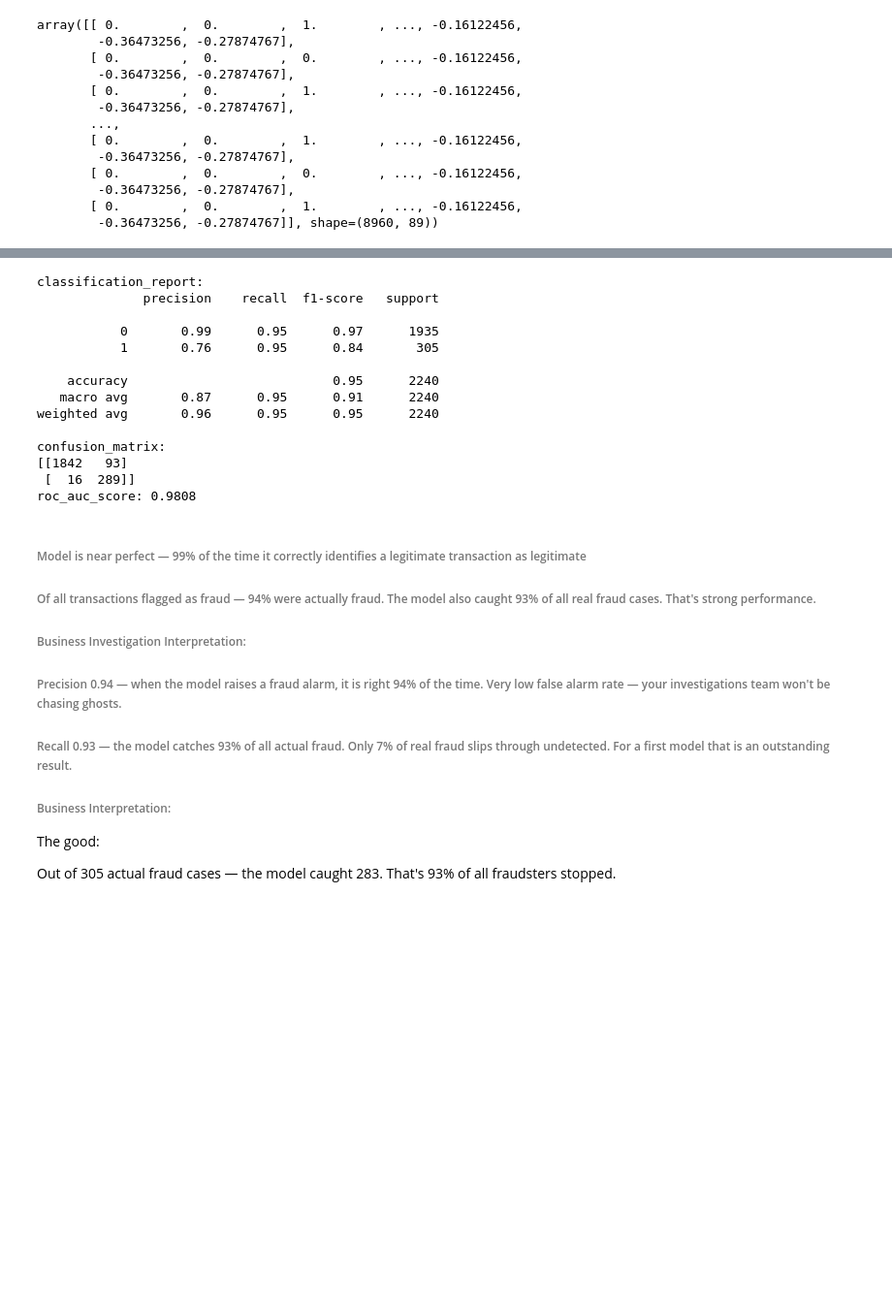
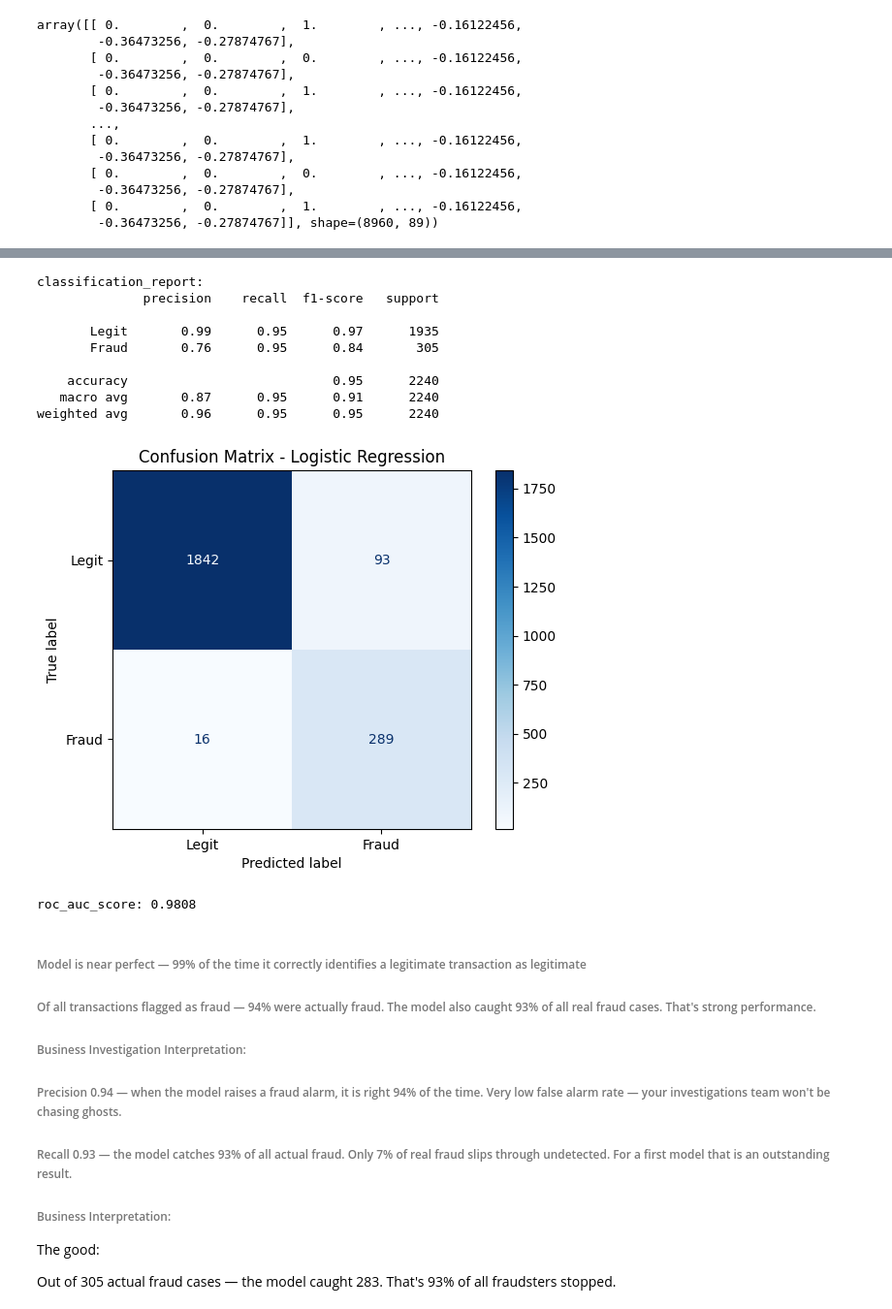
Before and after one commit to Opeyemi-io/Fraudulent-Transaction-Detection-for-Digital-Money-Transfer, a Jupyter notebook: notebook/model.ipynb, the cells around one changed output, grey strips where cells are left out. Shown at 97% size. Drawn from its saved outputs; the diff is of its cells as text; code cells hidden in the pictures; blank space fills up the shorter version.

```diff
--- a/notebook/model.ipynb
+++ b/notebook/model.ipynb
@@ -109,43 +105,42 @@ print(x_train_processed)
 # model.fit     =  student studying past exam papers WITH answer key
 # model.predict =  student sitting the real exam with no answer key
 # y_proba is the model's confidence score for each transaction being fraud.
 
 from sklearn.linear_model import LogisticRegression
-from sklearn.metrics import classification_report, confusion_matrix, roc_auc_score
+from sklearn.metrics import classification_report, confusion_matrix, roc_auc_score, ConfusionMatrixDisplay
 
 model = LogisticRegression(max_iter=1000, random_state=42, class_weight='balanced')
 model.fit(x_train_processed, y_train)
 
 # predict
 # Here x_test is data the model never saw during training — no answers provided.
 # The model now has to predict on its own using what it learned.
 # from step x_test_processed = preprocessor.transform(X_test)
 y_pred = model.predict(x_test_processed)
 y_proba = model.predict_proba(x_test_processed)[:, 1]
 
 # evaluate
 # Compare what the model predicted vs what actually happened — and print a performance report
 # y_test The actual fraud labels from your test data — the real answers
 # y_pred What your model predicted — its guesses
 
-print(f'classification_report:\n{classification_report(y_test, y_pred)}')
-print(f'confusion_matrix:\n{confusion_matrix(y_test, y_pred)}')
+print(f'classification_report:\n{classification_report(y_test, y_pred, target_names=["Legit", "Fraud"])}')
+ConfusionMatrixDisplay.from_predictions(y_test, y_pred, display_labels=["Legit", "Fraud"], cmap="Blues")
+plt.title("Confusion Matrix - Logistic Regression")
+plt.show()
 print(f'roc_auc_score: {roc_auc_score(y_test, y_proba):.4f}')
 # %% [output]
 classification_report:
               precision    recall  f1-score   support
 
-           0       0.99      0.95      0.97      1935
-           1       0.76      0.95      0.84       305
+       Legit       0.99      0.95      0.97      1935
+       Fraud       0.76      0.95      0.84       305
 
     accuracy                           0.95      2240
    macro avg       0.87      0.95      0.91      2240
 weighted avg       0.96      0.95      0.95      2240
-
-confusion_matrix:
-[[1842   93]
- [  16  289]]
-roc_auc_score: 0.9808
+[figure, added]
+roc_auc_score: 0.9808
 # %% [markdown]
 ###### Model is near perfect — 99% of the time it correctly identifies a legitimate transaction as legitimate
 ###### Of all transactions flagged as fraud — 94% were actually fraud. The model also caught 93% of all real fraud cases. That's strong performance.
```
Also changed, not shown: parts of 20 cells of this notebook.
